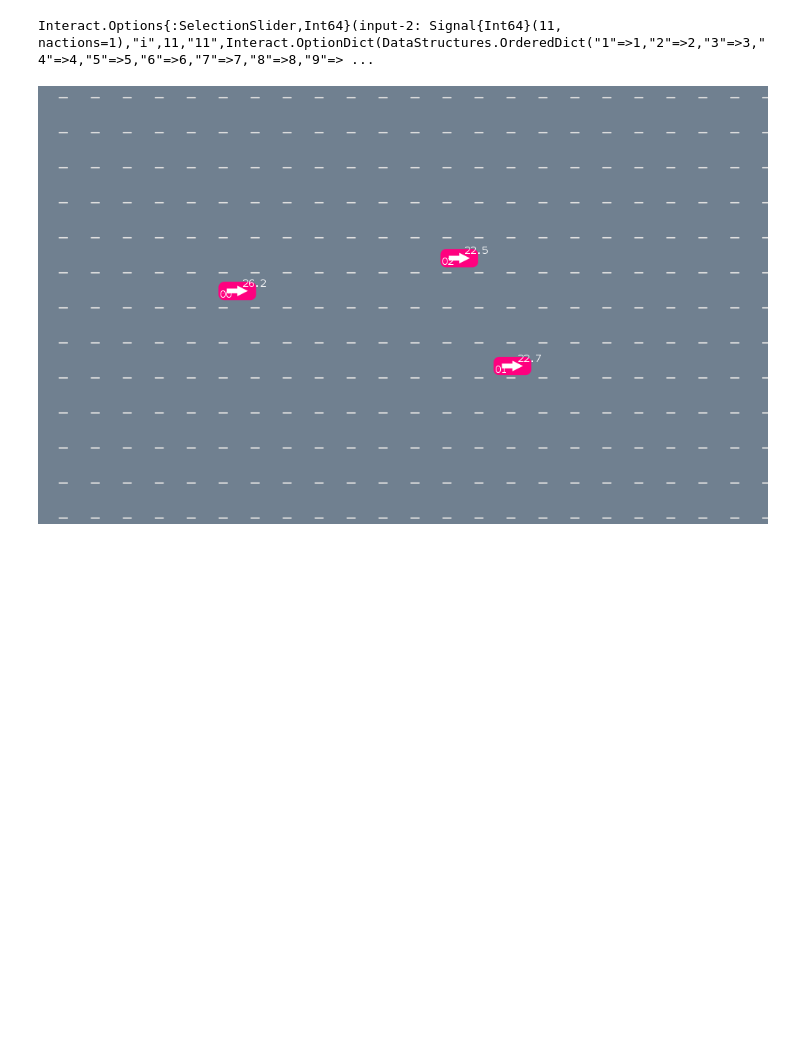
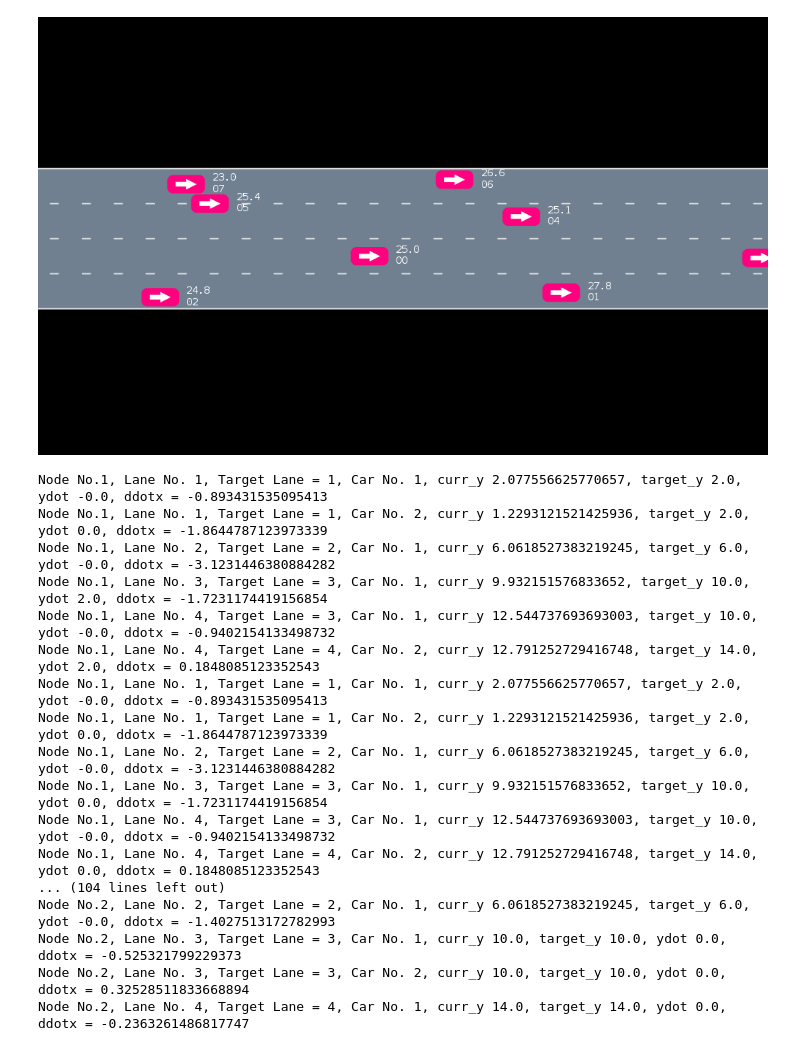
Before and after one commit to ekhlasssonu/HierarchicalDriving.jl, a Jupyter notebook: notebooks/Visualization.ipynb, the cells around one changed output. Saved outputs shown, nothing was run; the diff lists cells and outputs as text; code cells hidden in the pictures; blank space fills up the shorter version.

```diff
--- a/notebooks/Visualization.ipynb
+++ b/notebooks/Visualization.ipynb
@@ -13,10 +13,26 @@ s = initial_state(p, MersenneTwister(5))
+# %%
+(p, s)
+# %% [output]
+[figure, added]
 # %%
 policy = RandomPolicy(p)
 hr = HistoryRecorder(max_steps = 20)
-hist = simulate(hr, p, policy)
-@manipulate for i in 1:n_steps(hist)+1
-    state_hist(hist)[i]
-end
+hist = simulate(hr, p, policy);
 # %% [output]
-Interact.Options{:SelectionSlider,Int64}(input-2: Signal{Int64}(11, nactions=1),"i",11,"11",Interact.OptionDict(DataStructures.OrderedDict("1"=>1,"2"=>2,"3"=>3,"4"=>4,"5"=>5,"6"=>6,"7"=>7,"8"=>8,"9"=> ...
+Node No.1, Lane No. 1, Target Lane = 1, Car No. 1, curr_y 2.077556625770657, target_y 2.0, ydot -0.0, ddotx = -0.893431535095413
+Node No.1, Lane No. 1, Target Lane = 1, Car No. 2, curr_y 1.2293121521425936, target_y 2.0, ydot 0.0, ddotx = -1.8644787123973339
+Node No.1, Lane No. 2, Target Lane = 2, Car No. 1, curr_y 6.0618527383219245, target_y 6.0, ydot -0.0, ddotx = -3.1231446380884282
+Node No.1, Lane No. 3, Target Lane = 3, Car No. 1, curr_y 9.932151576833652, target_y 10.0, ydot 2.0, ddotx = -1.7231174419156854
+Node No.1, Lane No. 4, Target Lane = 3, Car No. 1, curr_y 12.544737693693003, target_y 10.0, ydot -0.0, ddotx = -0.9402154133498732
+Node No.1, Lane No. 4, Target Lane = 4, Car No. 2, curr_y 12.791252729416748, target_y 14.0, ydot 2.0, ddotx = 0.1848085123352543
+Node No.1, Lane No. 1, Target Lane = 1, Car No. 1, curr_y 2.077556625770657, target_y 2.0, ydot -0.0, ddotx = -0.893431535095413
+Node No.1, Lane No. 1, Target Lane = 1, Car No. 2, curr_y 1.2293121521425936, target_y 2.0, ydot 0.0, ddotx = -1.8644787123973339
+Node No.1, Lane No. 2, Target Lane = 2, Car No. 1, curr_y 6.0618527383219245, target_y 6.0, ydot -0.0, ddotx = -3.1231446380884282
+Node No.1, Lane No. 3, Target Lane = 3, Car No. 1, curr_y 9.932151576833652, target_y 10.0, ydot 0.0, ddotx = -1.7231174419156854
+Node No.1, Lane No. 4, Target Lane = 3, Car No. 1, curr_y 12.544737693693003, target_y 10.0, ydot -0.0, ddotx = -0.9402154133498732
+Node No.1, Lane No. 4, Target Lane = 4, Car No. 2, curr_y 12.791252729416748, target_y 14.0, ydot 0.0, ddotx = 0.1848085123352543
+... (104 lines left out)
+Node No.2, Lane No. 2, Target Lane = 2, Car No. 1, curr_y 6.0618527383219245, target_y 6.0, ydot -0.0, ddotx = -1.4027513172782993
+Node No.2, Lane No. 3, Target Lane = 3, Car No. 1, curr_y 10.0, target_y 10.0, ydot 0.0, ddotx = -0.525321799229373
+Node No.2, Lane No. 3, Target Lane = 3, Car No. 2, curr_y 10.0, target_y 10.0, ydot 0.0, ddotx = 0.32528511833668894
+Node No.2, Lane No. 4, Target Lane = 4, Car No. 1, curr_y 14.0, target_y 14.0, ydot 0.0, ddotx = -0.2363261486817747
-[figure, removed]
```
Also changed, not shown: parts of 2 cells of this notebook, 3 other files.
